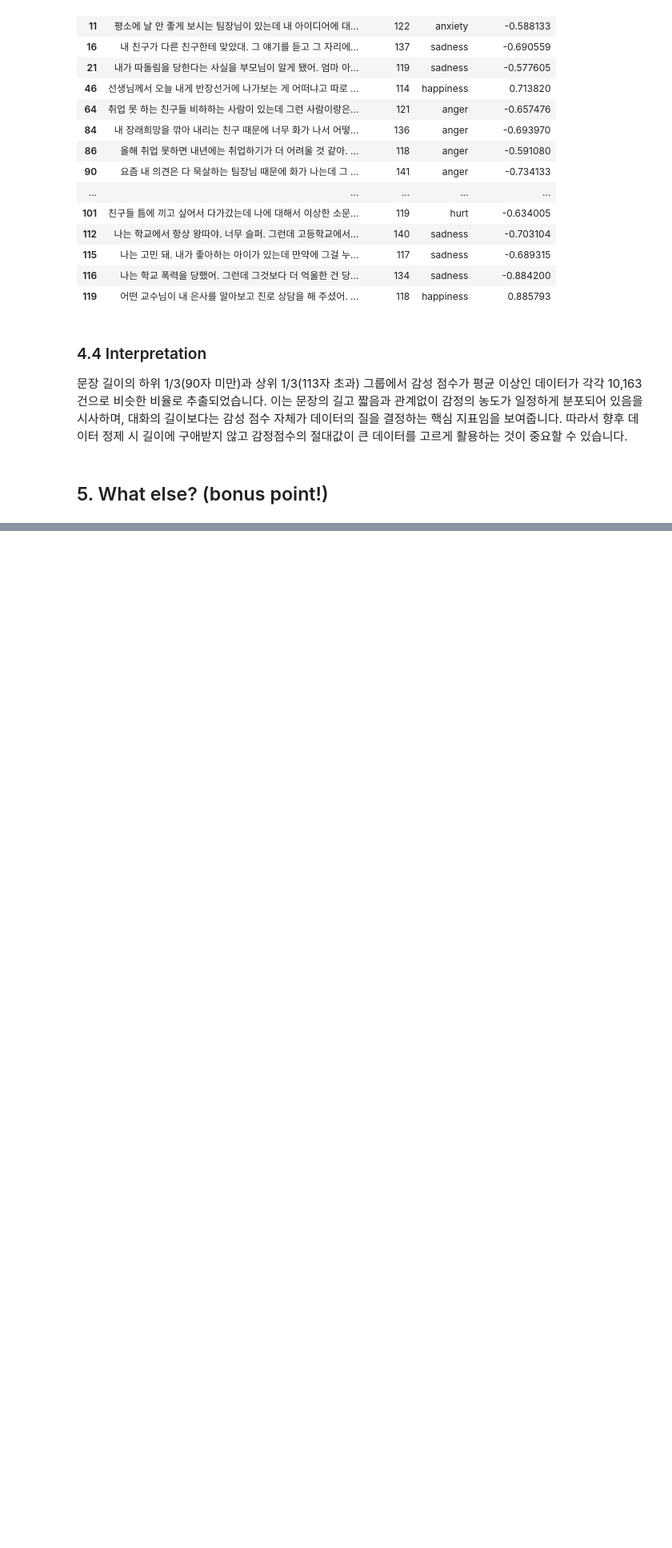
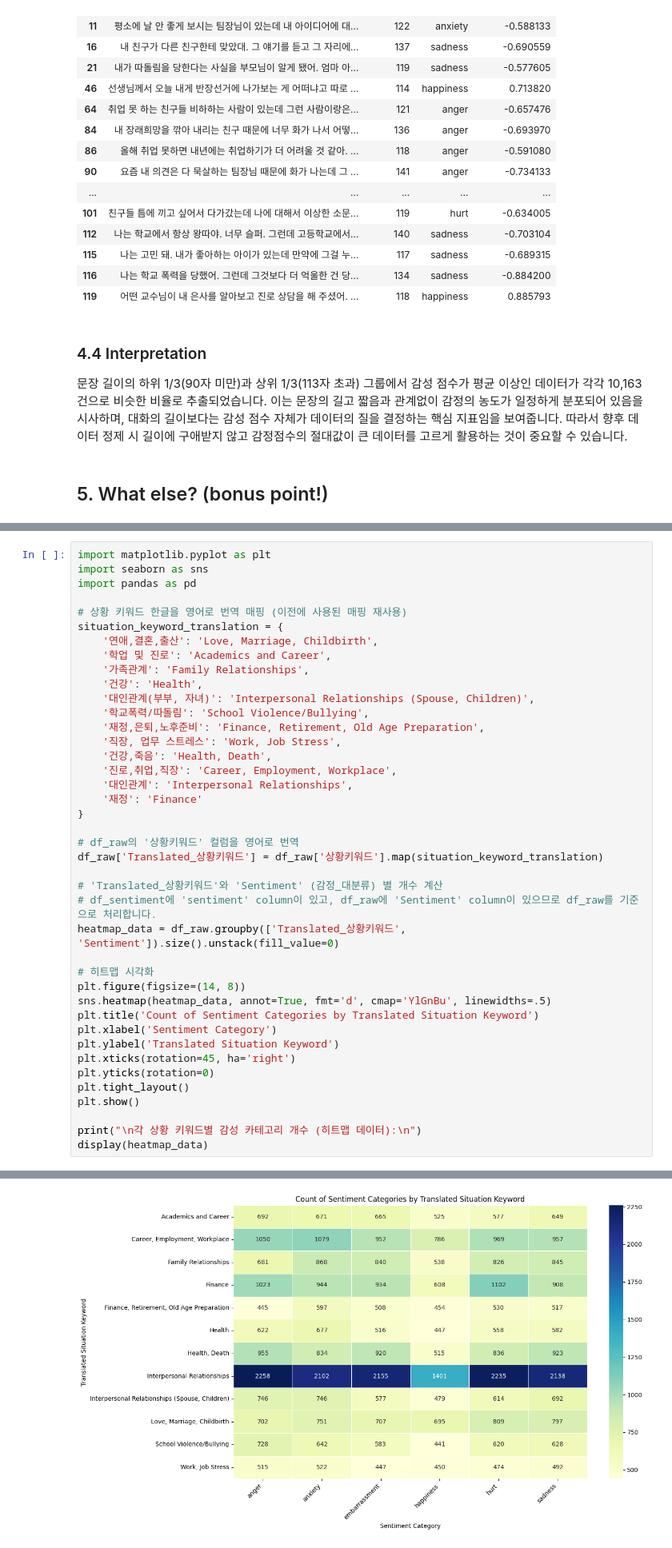
Before and after one commit to 202503660-ai/NLP_for_SocialScience, a Jupyter notebook: asgmt1_explore_your_dataset.ipynb, the cells around one changed output, grey strips where cells are left out. Shown at 80% size. Cells and saved outputs as stored; diff of their text form; blank space fills up the shorter version.

```diff
--- a/asgmt1_explore_your_dataset.ipynb
+++ b/asgmt1_explore_your_dataset.ipynb
@@ -716,0 +794,42 @@ long & highly rated (평균 감성 점수 초과): 10206
+# %%
+import matplotlib.pyplot as plt
+import seaborn as sns
+import pandas as pd
+
+# 상황 키워드 한글을 영어로 번역 매핑 (이전에 사용된 매핑 재사용)
+situation_keyword_translation = {
+    '연애,결혼,출산': 'Love, Marriage, Childbirth',
+    '학업 및 진로': 'Academics and Career',
+    '가족관계': 'Family Relationships',
+    '건강': 'Health',
+    '대인관계(부부, 자녀)': 'Interpersonal Relationships (Spouse, Children)',
+    '학교폭력/따돌림': 'School Violence/Bullying',
+    '재정,은퇴,노후준비': 'Finance, Retirement, Old Age Preparation',
+    '직장, 업무 스트레스': 'Work, Job Stress',
+    '건강,죽음': 'Health, Death',
+    '진로,취업,직장': 'Career, Employment, Workplace',
+    '대인관계': 'Interpersonal Relationships',
+    '재정': 'Finance'
+}
+
+# df_raw의 '상황키워드' 컬럼을 영어로 번역
+df_raw['Translated_상황키워드'] = df_raw['상황키워드'].map(situation_keyword_translation)
+
+# 'Translated_상황키워드'와 'Sentiment' (감정_대분류) 별 개수 계산
+# df_sentiment에 'sentiment' column이 있고, df_raw에 'Sentiment' column이 있으므로 df_raw를 기준으로 처리합니다.
+heatmap_data = df_raw.groupby(['Translated_상황키워드', 'Sentiment']).size().unstack(fill_value=0)
+
+# 히트맵 시각화
+plt.figure(figsize=(14, 8))
+sns.heatmap(heatmap_data, annot=True, fmt='d', cmap='YlGnBu', linewidths=.5)
+plt.title('Count of Sentiment Categories by Translated Situation Keyword')
+plt.xlabel('Sentiment Category')
+plt.ylabel('Translated Situation Keyword')
+plt.xticks(rotation=45, ha='right')
+plt.yticks(rotation=0)
+plt.tight_layout()
+plt.show()
+
+print("\n각 상황 키워드별 감성 카테고리 개수 (히트맵 데이터):\n")
+display(heatmap_data)
+# %% [output]
@@ -716,0 +853 @@ long & highly rated (평균 감성 점수 초과): 10206
+[figure, added]
```
Also changed, not shown: parts of 9 cells of this notebook.
